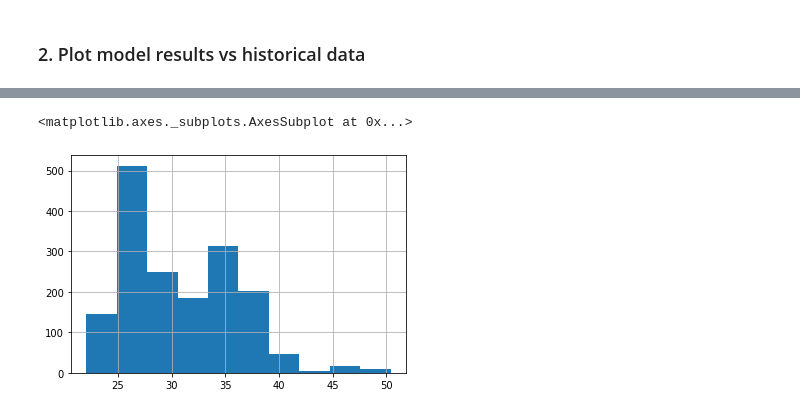
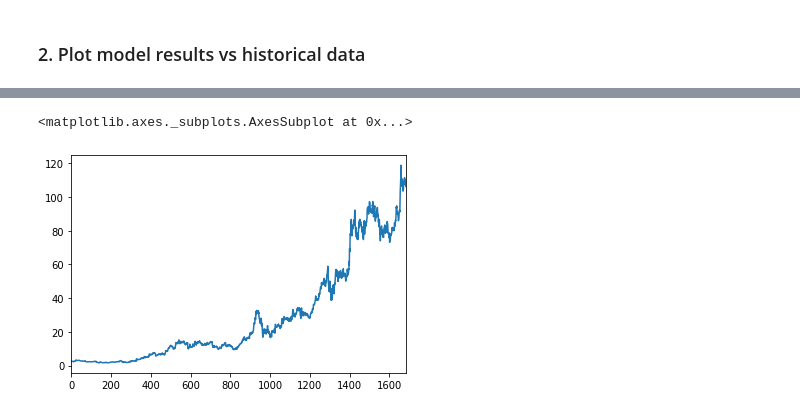
Before and after one commit to lyhaesp/Finanzas-Cuantitativas, a Jupyter notebook: Tarea 4.1.ipynb, the cells around one changed output, grey strips where cells are left out. Saved outputs shown, nothing was run; the diff lists cells and outputs as text; code cells hidden in the pictures.

```diff
--- a/Tarea 4.1.ipynb
+++ b/Tarea 4.1.ipynb
@@ -13,7 +13,7 @@ import seaborn as sns
 # %%
 from yahoofinancials import YahooFinancials
 
-ticker = "PFE"
+ticker = "AMD"
 yahoo_financials = YahooFinancials(ticker)
 data = yahoo_financials.get_historical_price_data("2015-01-01",'2021-09-10', "daily")
 df = pd.DataFrame(data[ticker]["prices"])
@@ -86,5 +78,5 @@ Sn.plot()
 # %%
-df['adjclose'].hist()
+df['adjclose'].plot()
 # %% [output]
 <matplotlib.axes._subplots.AxesSubplot at 0x...>
-[figure, old version]
+[figure, new version]
```
Also changed, not shown: parts of 7 cells of this notebook.
